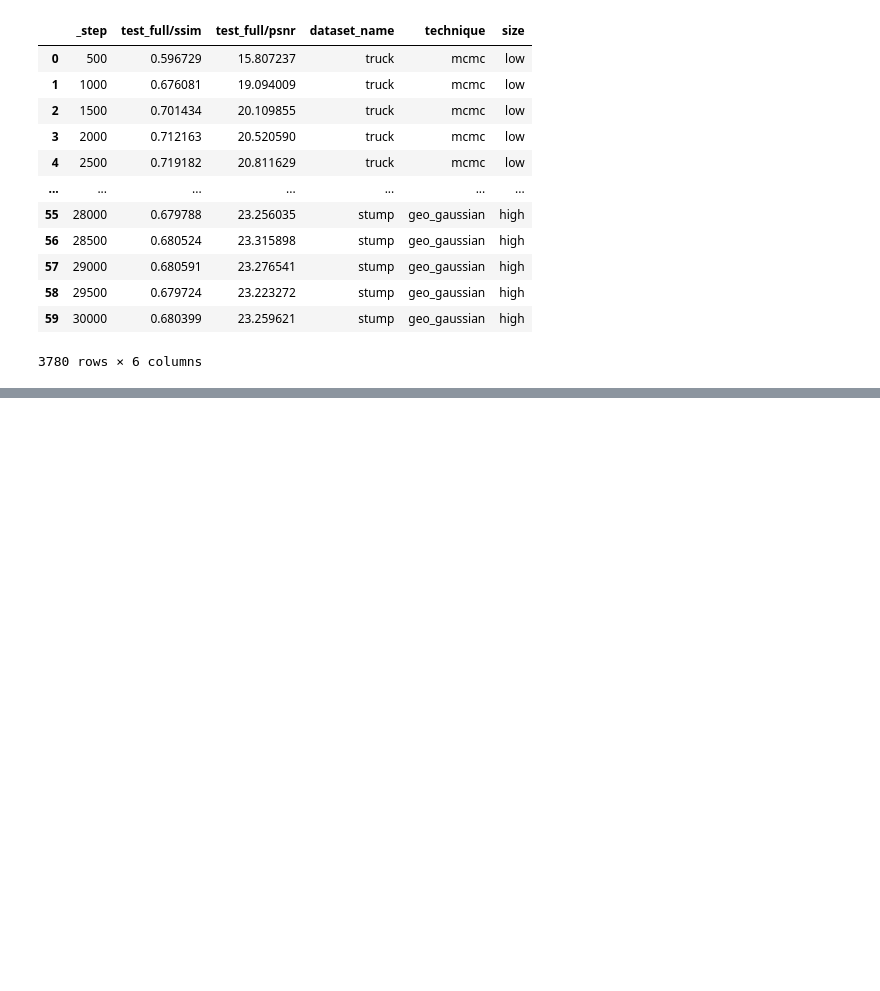
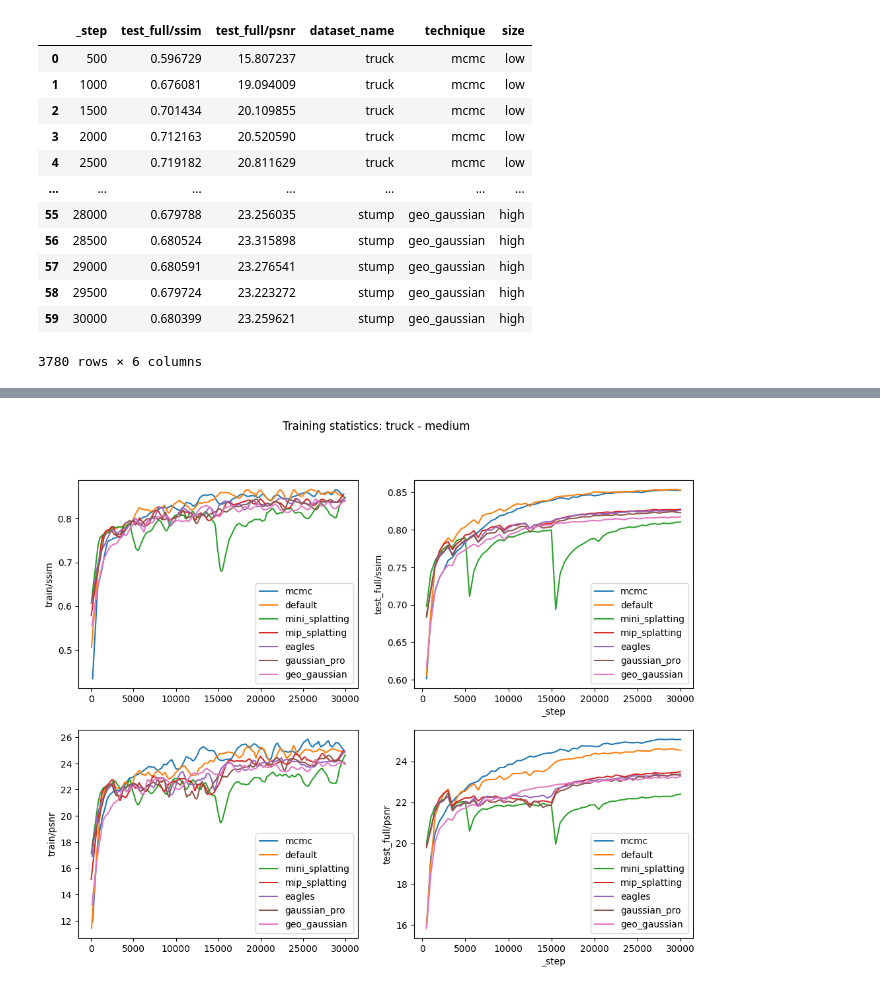
Before and after one commit to PaulErpen/wandb-data-analysis, a Jupyter notebook: wandb-data-analysis.ipynb, the cells around one changed output, grey strips where cells are left out. Saved outputs shown, nothing was run; the diff lists cells and outputs as text; code cells hidden in the pictures; blank space fills up the shorter version.

```diff
--- a/wandb-data-analysis.ipynb
+++ b/wandb-data-analysis.ipynb
@@ -229,0 +245,4 @@ contrast_train_and_test_progress(df_run, "truck", "low")
+# %%
+contrast_train_and_test_progress(df_training_stats, df_test_stats, "truck", "medium")
+# %% [output]
+[figure, added]
```
Also changed, not shown: parts of 17 cells of this notebook.
